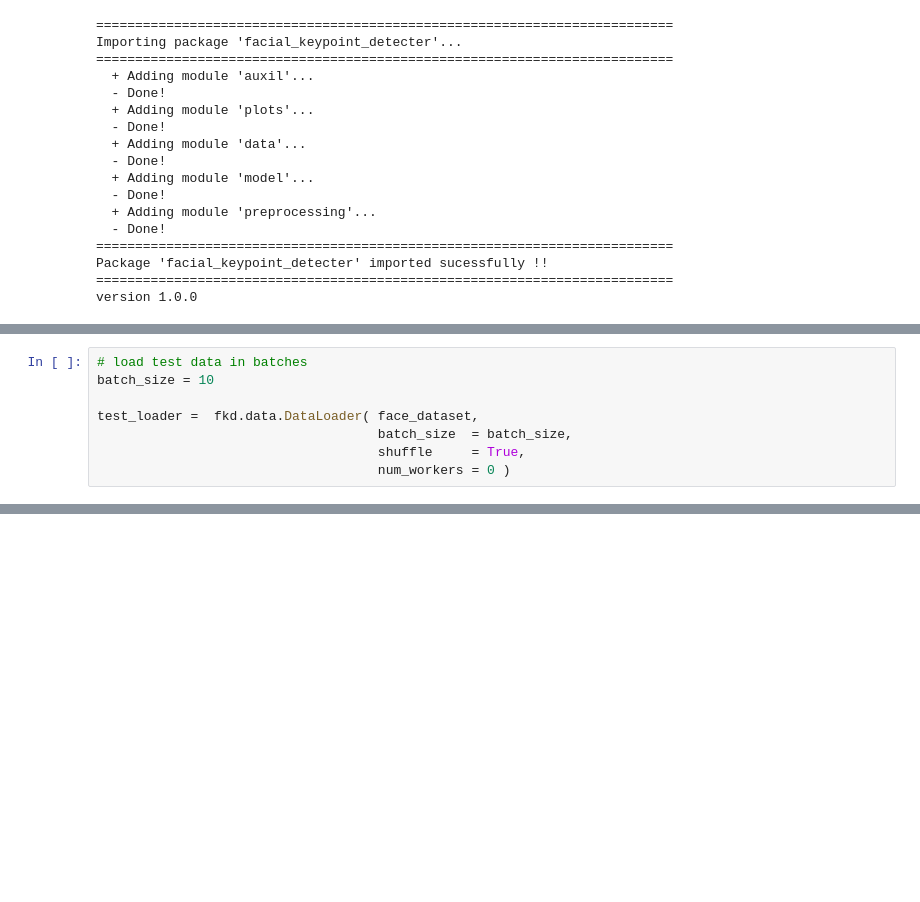
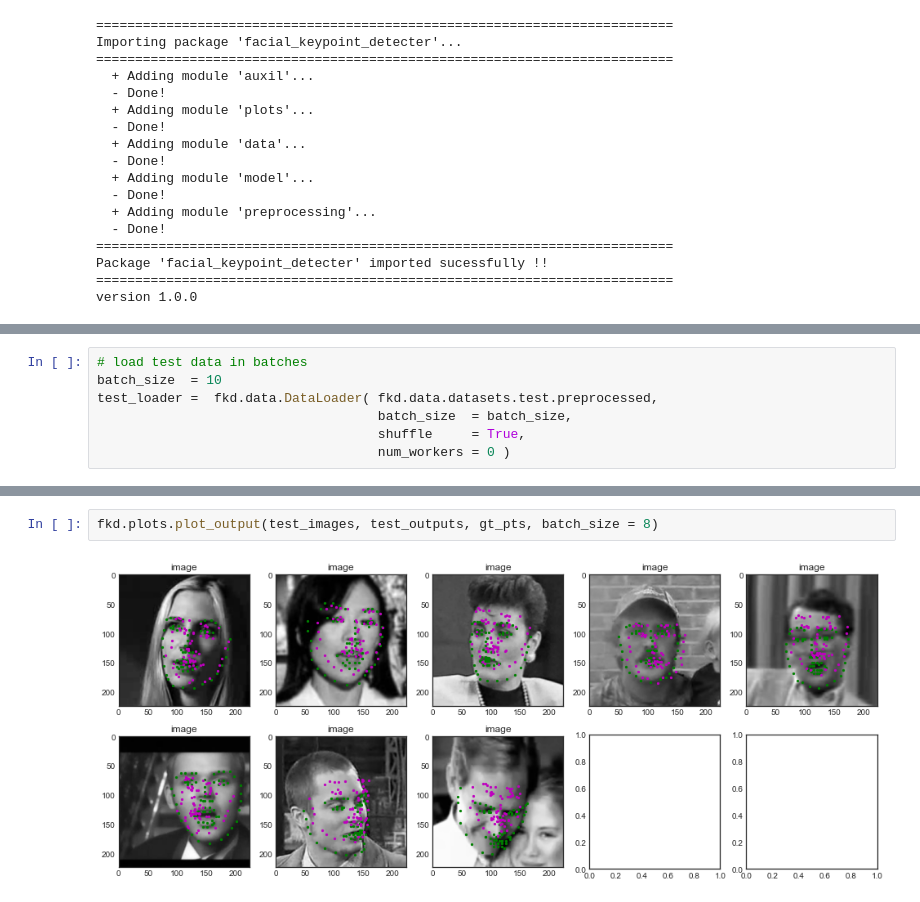
Before and after one commit to ShashankKumbhare/facial-keypoints-detecter, a Jupyter notebook: test_notebook.ipynb, the cells around one changed output, grey strips where cells are left out. Cells and saved outputs as stored; diff of their text form; blank space fills up the shorter version.

```diff
--- a/test_notebook.ipynb
+++ b/test_notebook.ipynb
@@ -30,8 +56,7 @@ Length of dataset:  3462
 # %%
 # load test data in batches
-batch_size = 10
-
-test_loader =  fkd.data.DataLoader( face_dataset,
+batch_size  = 10
+test_loader =  fkd.data.DataLoader( fkd.data.datasets.test.preprocessed,
                                     batch_size  = batch_size,
                                     shuffle     = True,
                                     num_workers = 0 )
@@ -49,0 +78,4 @@ Net(
+# %%
+fkd.plots.plot_output(test_images, test_outputs, gt_pts, batch_size = 8)
+# %% [output]
+[figure, added]
```
Also changed, not shown: parts of 8 cells of this notebook, 5 other files.
